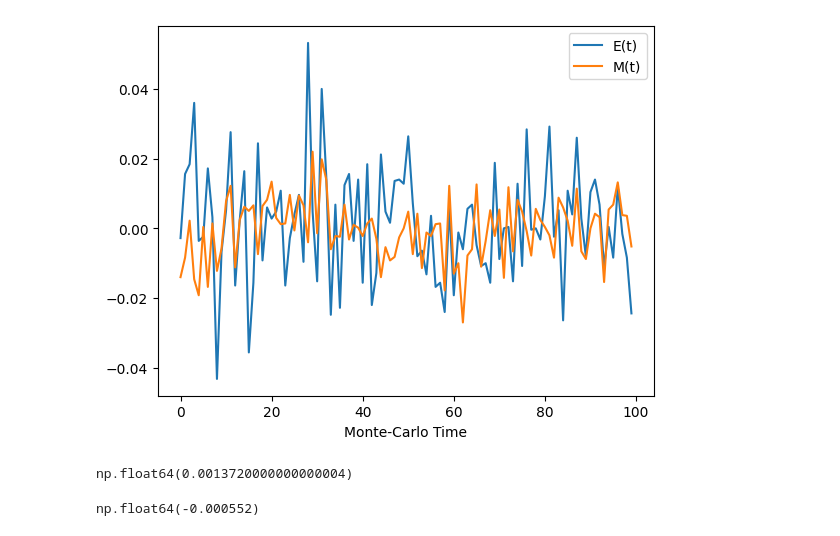
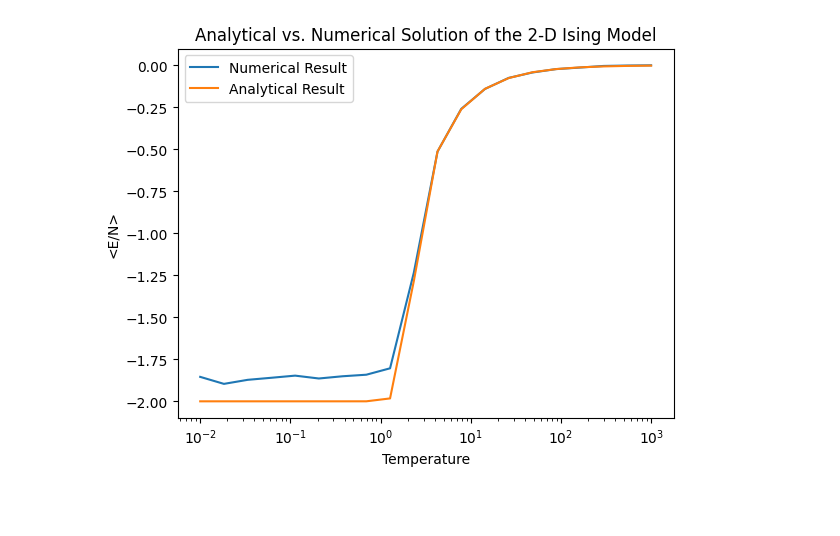
Before and after one commit to ekellum6/IsingModel, a Jupyter notebook: Ising-Model-2.ipynb, the cells around one changed output. Cells and saved outputs as stored; diff of their text form; code cells hidden in the pictures; blank space fills up the shorter version.

```diff
--- a/Ising-Model-2.ipynb
+++ b/Ising-Model-2.ipynb
@@ -45,20 +60,18 @@ for n_out in range(N):
 # %%
-start=0
-end=20000
-plt.plot(E_t[start:end], label='E(t)')
-plt.plot(M_t[start:end], label='M(t)')
+#Analytical Solution:
+def analyticalE(T):
+    k = (2*np.sinh(2*J/T))/(np.cosh(2*J/T))**2
+    K = sp.ellipk(k**2)
+    return (-J/np.tanh(2*J/T))*(1+(2/np.pi)*(-1+2*(np.tanh(2*J/T))**2)*K)
+exactE_T = np.array([analyticalE(T) for T in Temps])
+#Plot <E/N>(T)
+plt.plot(Temps,E_T, label='Numerical Result')
+plt.plot(Temps, exactE_T, label='Analytical Result')
+plt.title("Analytical vs. Numerical Solution of the 2-D Ising Model")
+plt.xscale('log')
+plt.xlabel("Temperature")
+plt.ylabel("<E/N>")
 plt.legend()
-plt.xlabel("Monte-Carlo Time")
 plt.show()
 # %% [output]
-[figure, old version]
+[figure, new version]
-# %%
-E_av = np.sum(E_t)/N
-E_av
-# %% [output]
-np.float64(0.0013720000000000004)
-# %%
-M_av = np.sum(M_t)/N
-M_av
-# %% [output]
-np.float64(-0.000552)
```
Also changed, not shown: parts of 3 cells of this notebook, 1 other file.
